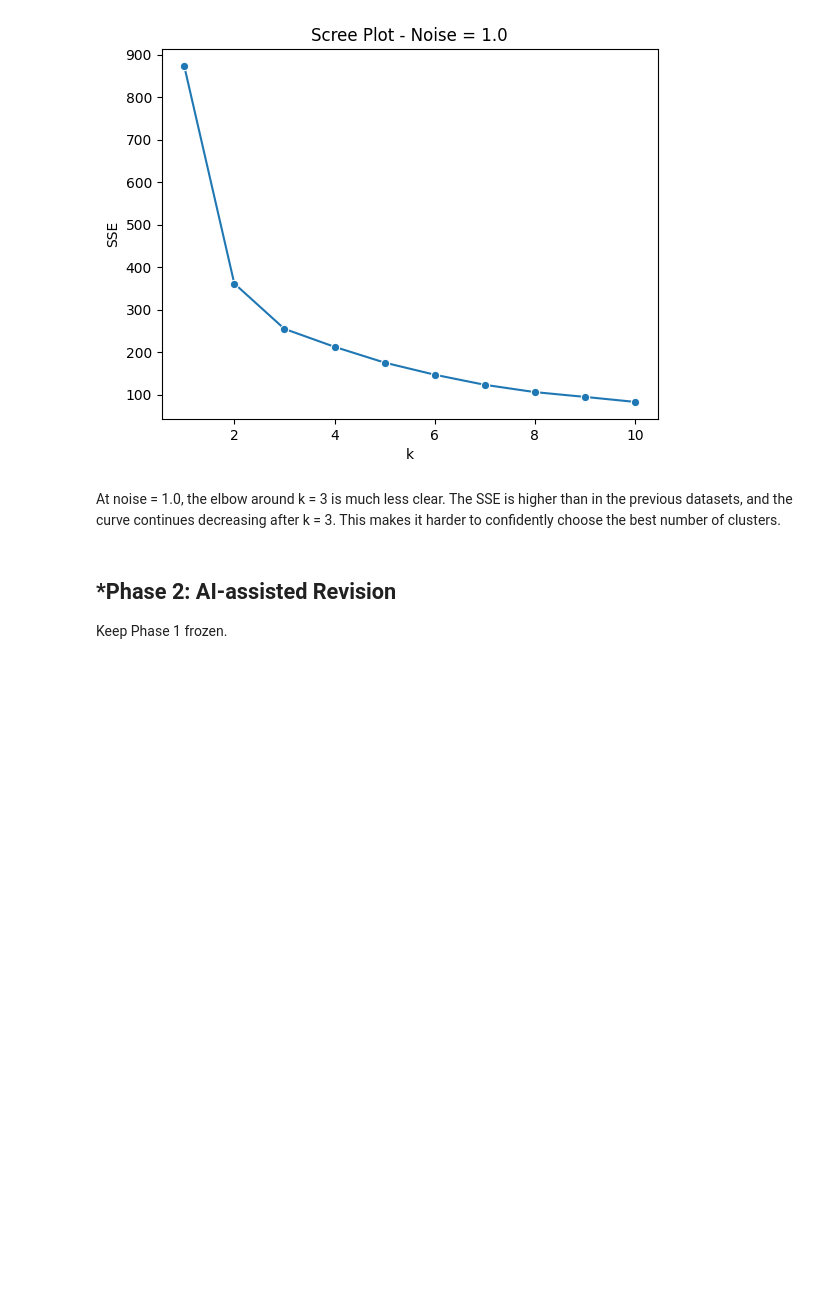
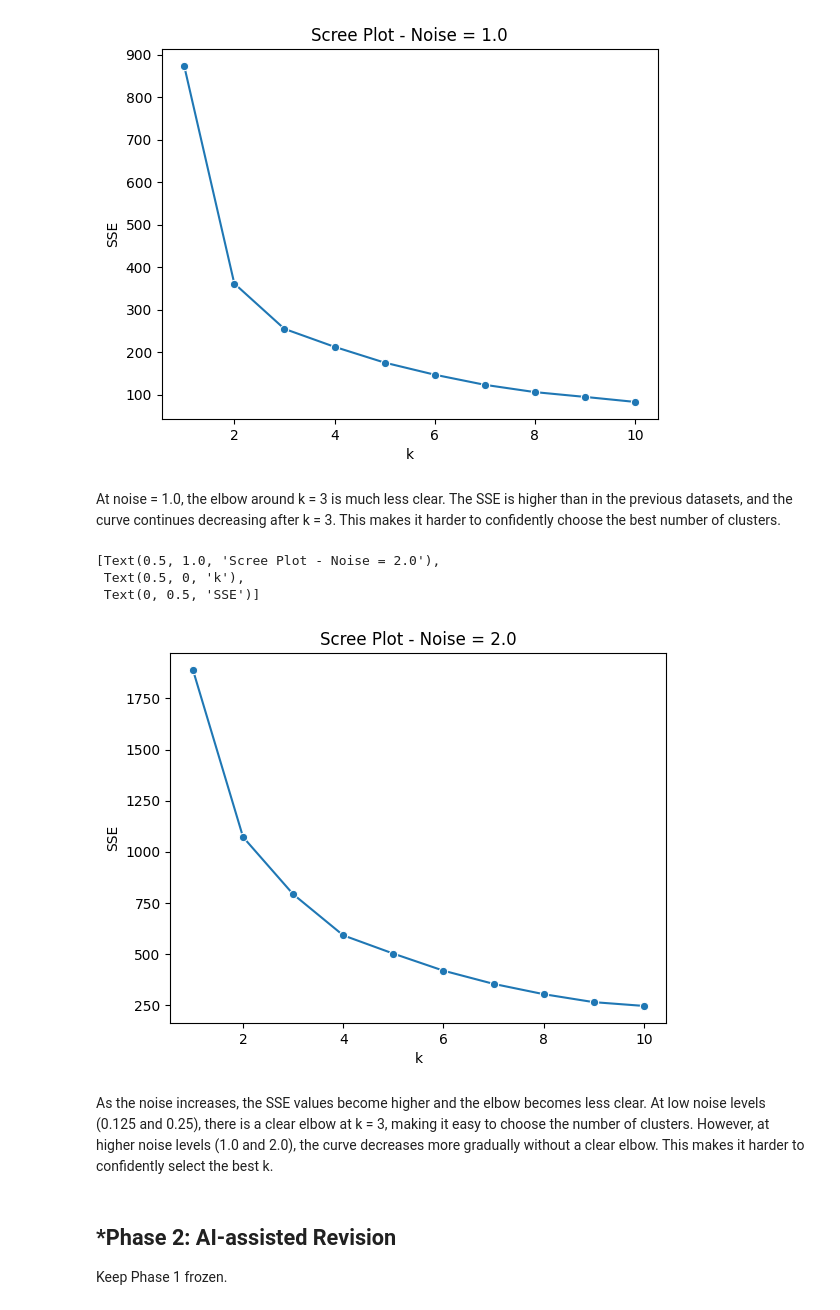
Before and after one commit to raffaellaalpaca-ai/A04-clustering, a Jupyter notebook: notebook.ipynb, the cells around one changed output. Cells and saved outputs as stored; diff of their text form; code cells hidden in the pictures; blank space fills up the shorter version.

Commit message:
scree plot 5 done

```diff
--- a/notebook.ipynb
+++ b/notebook.ipynb
@@ -193,6 +193,25 @@ sns.lineplot(x=ks, y=SSE, marker='o').set(
 [figure]
 # %% [markdown]
 At noise = 1.0, the elbow around k = 3 is much less clear. The SSE is higher than in the previous datasets, and the curve continues decreasing after k = 3. This makes it harder to confidently choose the best number of clusters.
+# %%
+ks = np.arange(1, 11)
+SSE = [
+    KMeans(n_clusters=k, max_iter=300, n_init=10, random_state=0)
+    .fit(df2_0[['x1', 'x2']]).inertia_
+    for k in ks
+]
+sns.lineplot(x=ks, y=SSE, marker='o').set(
+    title='Scree Plot - Noise = 2.0',
+    xlabel='k',
+    ylabel='SSE'
+)
+# %% [output]
+[Text(0.5, 1.0, 'Scree Plot - Noise = 2.0'),
+ Text(0.5, 0, 'k'),
+ Text(0, 0.5, 'SSE')]
+[figure, added]
+# %% [markdown]
+As the noise increases, the SSE values become higher and the elbow becomes less clear. At low noise levels (0.125 and 0.25), there is a clear elbow at k = 3, making it easy to choose the number of clusters. However, at higher noise levels (1.0 and 2.0), the curve decreases more gradually without a clear elbow. This makes it harder to confidently select the best k.
 # %% [markdown]
 ## *Phase 2: AI-assisted Revision
 Keep Phase 1 frozen.
```
